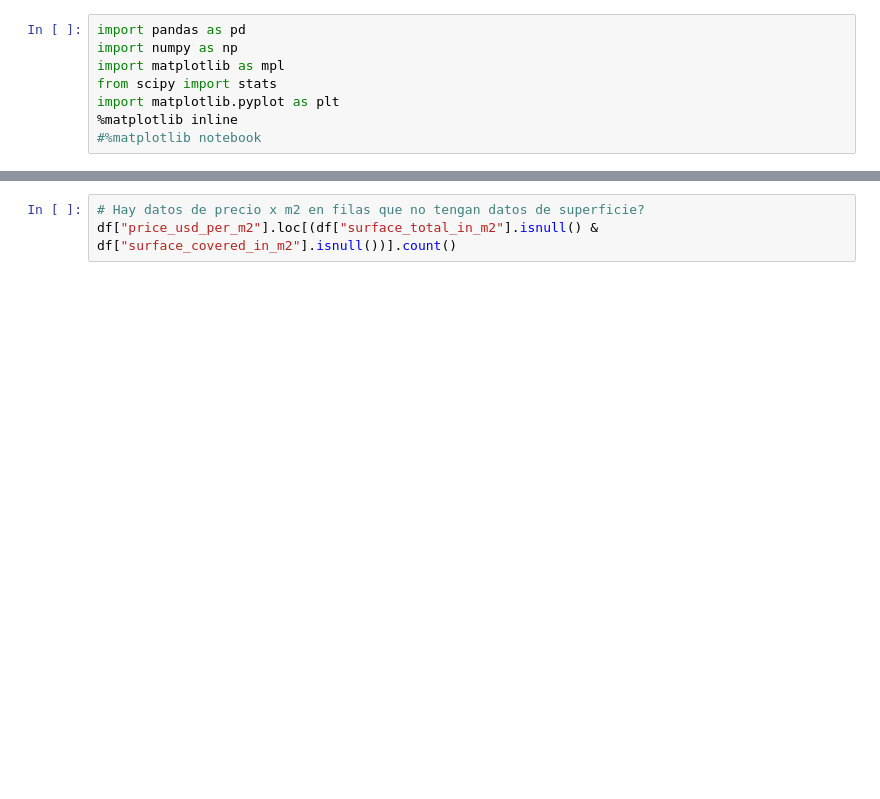
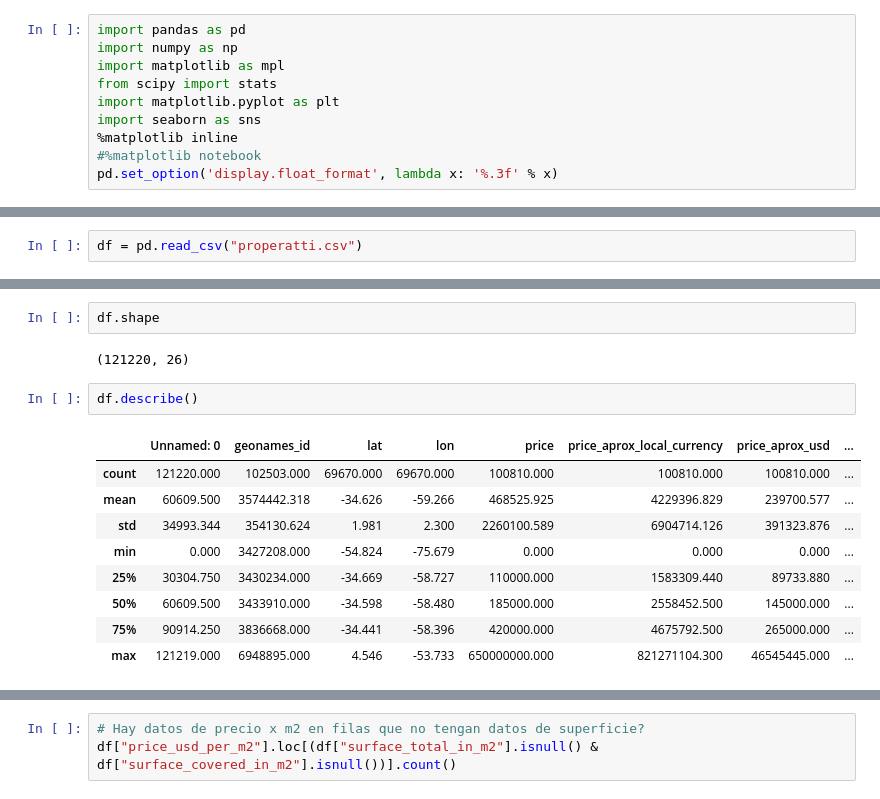
Before and after one commit to matiasngf/DH_proyecto_1, a Jupyter notebook: Limpieza_y_Preparacion.ipynb, the cells around one changed output, grey strips where cells are left out. Cells and saved outputs as stored; diff of their text form; blank space fills up the shorter version.

```diff
--- a/Limpieza_y_Preparacion.ipynb
+++ b/Limpieza_y_Preparacion.ipynb
@@ -4,5 +4,7 @@ import numpy as np
 import matplotlib as mpl
 from scipy import stats
 import matplotlib.pyplot as plt
+import seaborn as sns
 %matplotlib inline
 #%matplotlib notebook
+pd.set_option('display.float_format', lambda x: '%.3f' % x)
@@ -10,0 +11,2 @@ df = pd.read_pickle("properati.pkl")
+# %%
+df = pd.read_csv("properatti.csv")
@@ -10,0 +23,16 @@ df = pd.read_pickle("properati.pkl")
+# %%
+df.shape
+# %% [output]
+(121220, 26)
+# %%
+df.describe()
+# %% [output]
+|  | Unnamed: 0 | geonames_id | lat | lon | price | price_aprox_local_currency | price_aprox_usd | ... |
+| count | 121220.000 | 102503.000 | 69670.000 | 69670.000 | 100810.000 | 100810.000 | 100810.000 | ... |
+| mean | 60609.500 | 3574442.318 | -34.626 | -59.266 | 468525.925 | 4229396.829 | 239700.577 | ... |
+| std | 34993.344 | 354130.624 | 1.981 | 2.300 | 2260100.589 | 6904714.126 | 391323.876 | ... |
+| min | 0.000 | 3427208.000 | -54.824 | -75.679 | 0.000 | 0.000 | 0.000 | ... |
+| 25% | 30304.750 | 3430234.000 | -34.669 | -58.727 | 110000.000 | 1583309.440 | 89733.880 | ... |
+| 50% | 60609.500 | 3433910.000 | -34.598 | -58.480 | 185000.000 | 2558452.500 | 145000.000 | ... |
+| 75% | 90914.250 | 3836668.000 | -34.441 | -58.396 | 420000.000 | 4675792.500 | 265000.000 | ... |
+| max | 121219.000 | 6948895.000 | 4.546 | -53.733 | 650000000.000 | 821271104.300 | 46545445.000 | ... |
```
Also changed, not shown: parts of 73 cells of this notebook.
